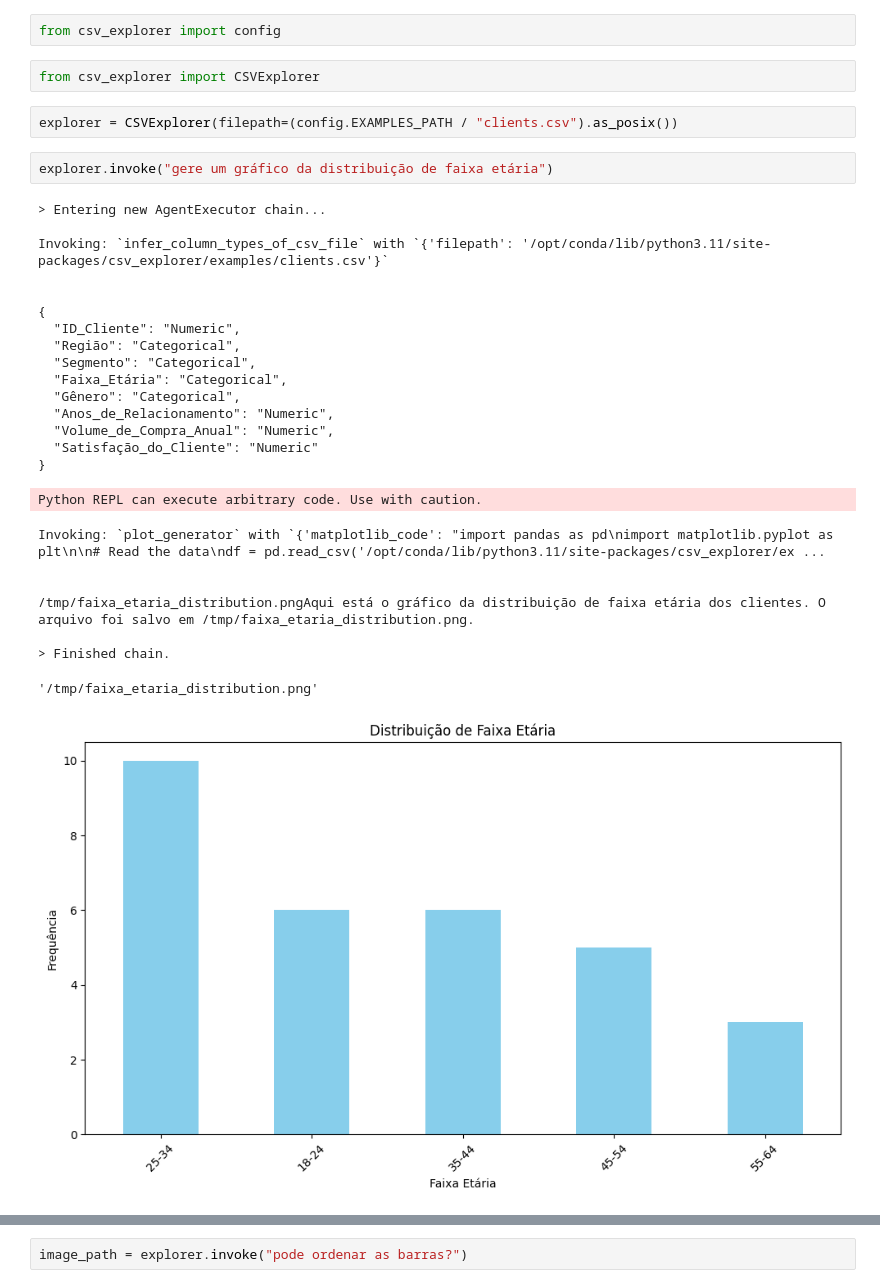
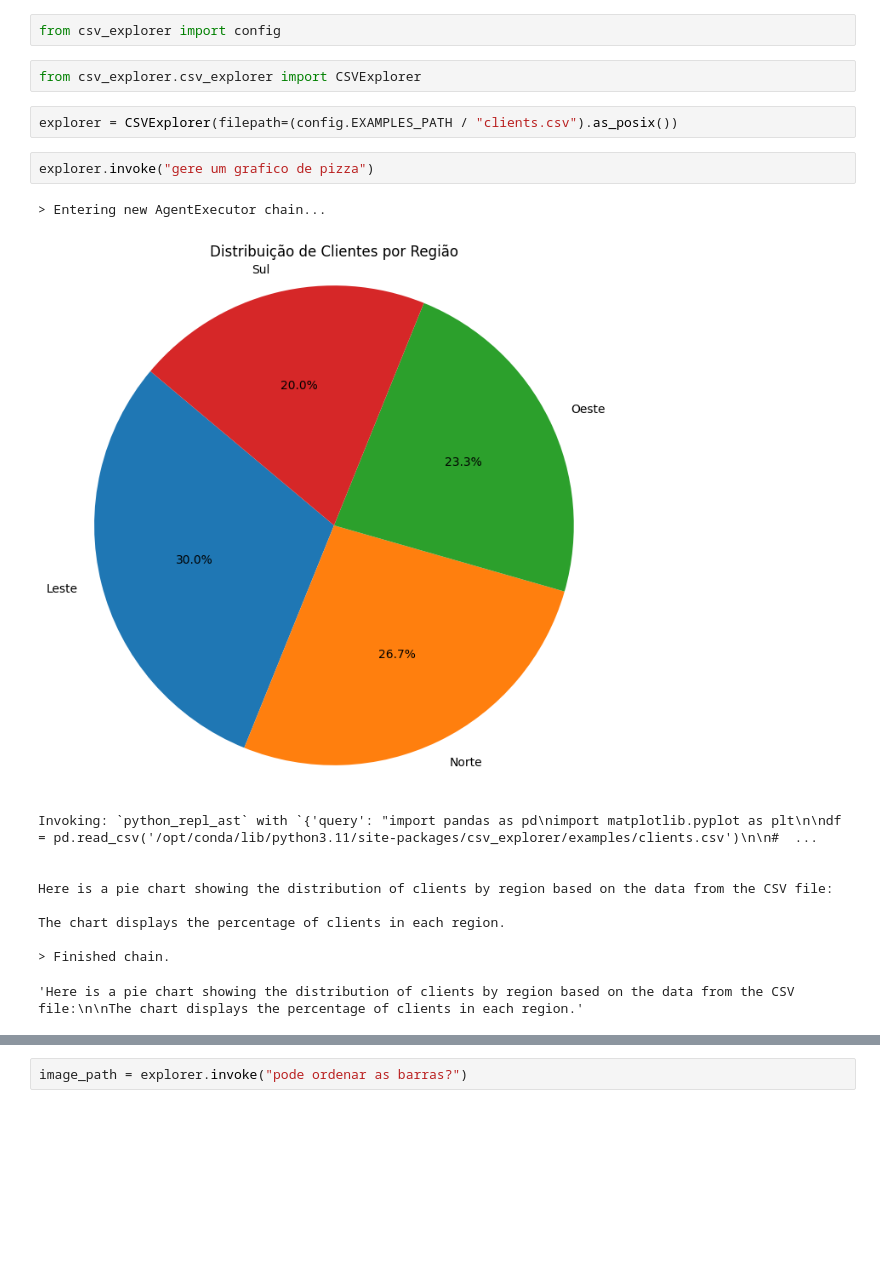
Before and after one commit to emdemor/CSV-Explorer, a Jupyter notebook: notebooks/discovery.ipynb, the cells around one changed output, grey strips where cells are left out. Cells and saved outputs as stored; diff of their text form; blank space fills up the shorter version.

```diff
--- a/notebooks/discovery.ipynb
+++ b/notebooks/discovery.ipynb
@@ -1,33 +1,20 @@
 # %%
 from csv_explorer import config
 # %%
-from csv_explorer import CSVExplorer
+from csv_explorer.csv_explorer import CSVExplorer
 # %%
 explorer = CSVExplorer(filepath=(config.EXAMPLES_PATH / "clients.csv").as_posix())
 # %%
-explorer.invoke("gere um gráfico da distribuição de faixa etária")
+explorer.invoke("gere um grafico de pizza")
 # %% [output]
 > Entering new AgentExecutor chain...
-
-Invoking: `infer_column_types_of_csv_file` with `{'filepath': '/opt/conda/lib/python3.11/site-packages/csv_explorer/examples/clients.csv'}`
-
-
-{
-  "ID_Cliente": "Numeric",
-  "Região": "Categorical",
-  "Segmento": "Categorical",
-  "Faixa_Etária": "Categorical",
-  "Gênero": "Categorical",
-  "Anos_de_Relacionamento": "Numeric",
-  "Volume_de_Compra_Anual": "Numeric",
-  "Satisfação_do_Cliente": "Numeric"
-}
+[figure, new version]
-Python REPL can execute arbitrary code. Use with caution.
+Invoking: `python_repl_ast` with `{'query': "import pandas as pd\nimport matplotlib.pyplot as plt\n\ndf = pd.read_csv('/opt/conda/lib/python3.11/site-packages/csv_explorer/examples/clients.csv')\n\n#  ...
+
+
+Here is a pie chart showing the distribution of clients by region based on the data from the CSV file:
+
+The chart displays the percentage of clients in each region.
+
+> Finished chain.
-Invoking: `plot_generator` with `{'matplotlib_code': "import pandas as pd\nimport matplotlib.pyplot as plt\n\n# Read the data\ndf = pd.read_csv('/opt/conda/lib/python3.11/site-packages/csv_explorer/ex ...
-
-
-/tmp/faixa_etaria_distribution.pngAqui está o gráfico da distribuição de faixa etária dos clientes. O arquivo foi salvo em /tmp/faixa_etaria_distribution.png.
-
-> Finished chain.
+'Here is a pie chart showing the distribution of clients by region based on the data from the CSV file:\n\nThe chart displays the percentage of clients in each region.'
-'/tmp/faixa_etaria_distribution.png'
-[figure, old version]
```
Also changed, not shown: parts of 11 cells of this notebook, 3 other files.
